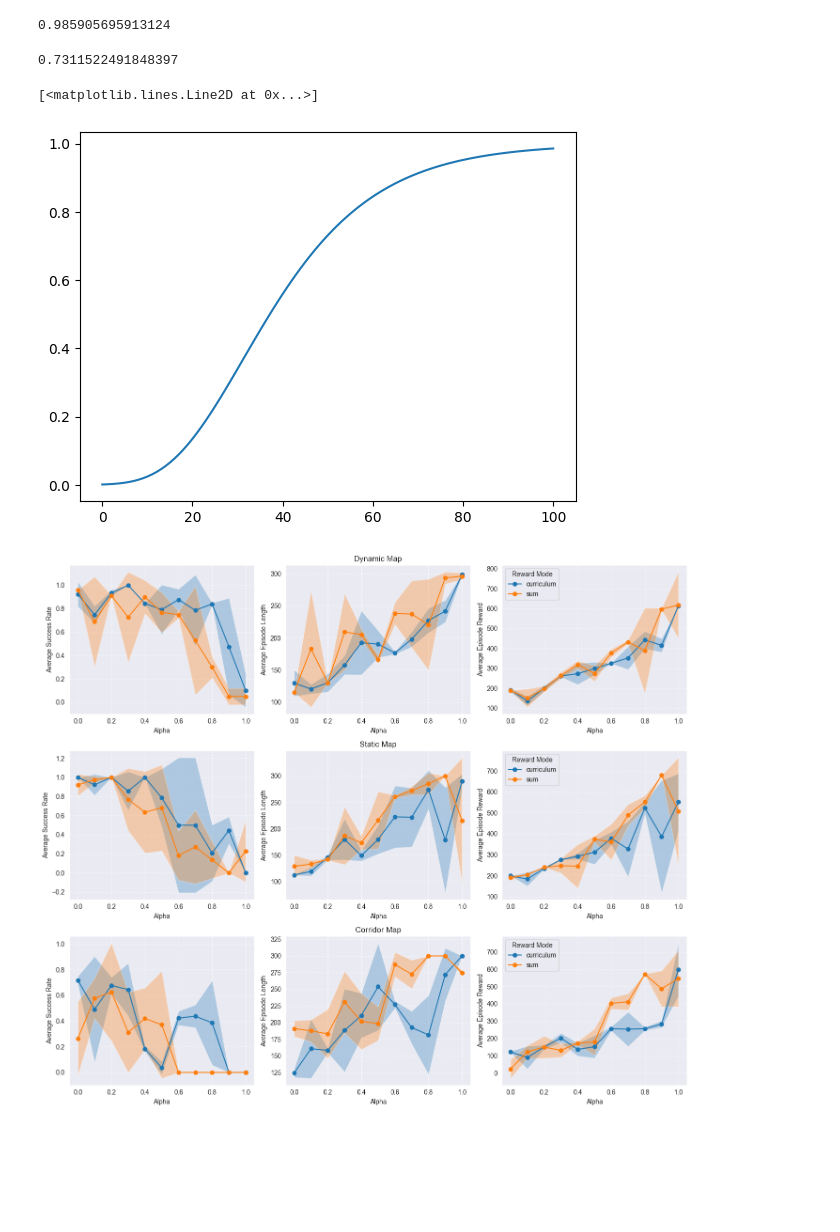
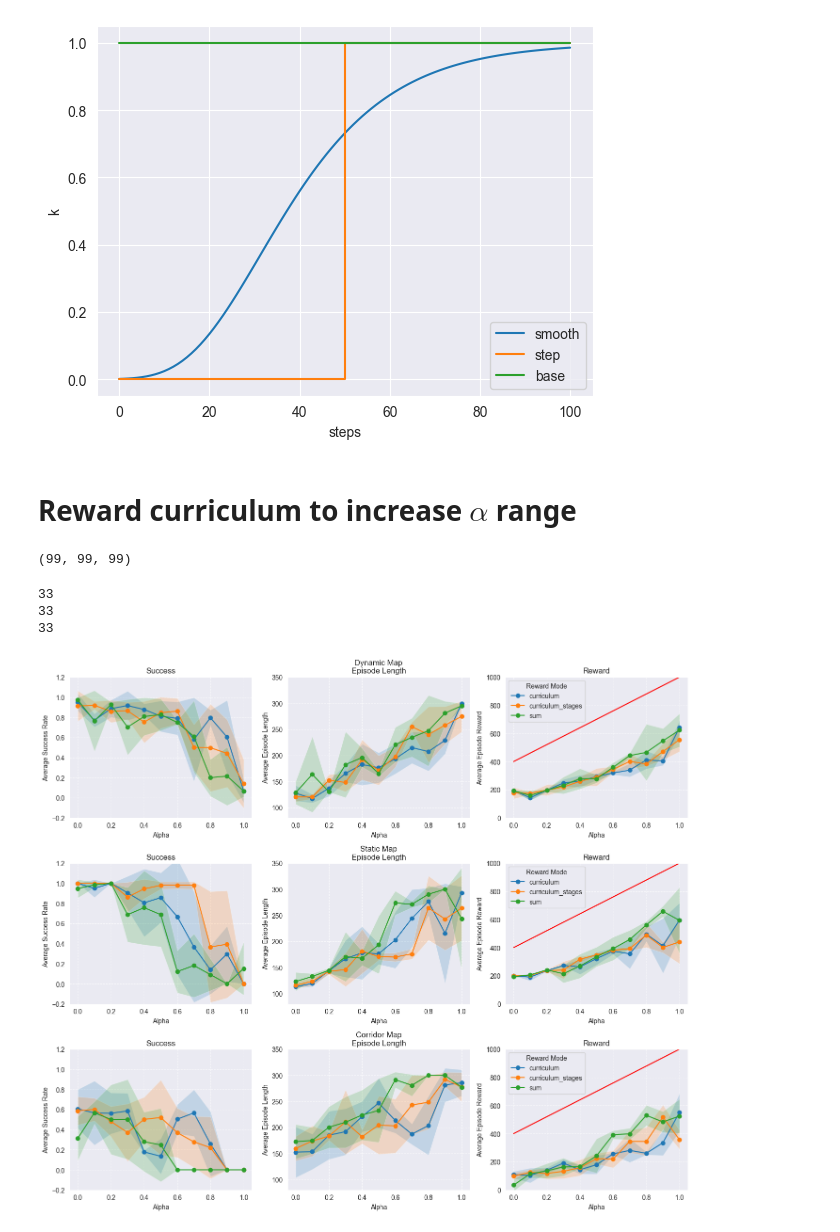
Before and after one commit to kristianceder/DRL-Traj-Planner, a Jupyter notebook: notebooks/curriculum_reward_weights_analysis.ipynb, the cells around one changed output. Drawn from its saved outputs; the diff is of its cells as text; code cells hidden in the pictures; blank space fills up the shorter version.

Commit message:
add curriculum analysis notebook

```diff
--- a/notebooks/curriculum_reward_weights_analysis.ipynb
+++ b/notebooks/curriculum_reward_weights_analysis.ipynb
@@ -52,23 +55,21 @@ for i in range(100):
-# %%
-ks[-1]
-# %% [output]
-0.985905695913124
-# %%
-ks[50]
-# %% [output]
-0.7311522491848397
 # %%
-plt.plot(ks)
+plt.plot(ks, label='smooth')
+plt.plot([0, 50, 50.00001, 100], [0.001, 0.001, 1., 1.], label='step')
+plt.plot([0, 100], [1., 1.], label='base')
+plt.xlabel('steps')
+plt.ylabel('k')
+plt.legend()
+plt.show()
 # %% [output]
-[<matplotlib.lines.Line2D at 0x...>]
-[figure, old version]
+[figure, new version]
+# %% [markdown]
+# Reward curriculum to increase $\alpha$ range
 # %%
 import wandb
 import pandas as pd
 import matplotlib.pyplot as plt
 import seaborn as sns
 
-# Initialize wandb
 api = wandb.Api()
 
 def extract_data(sweep):
@@ -79,6 +80,7 @@ def extract_data(sweep):
 
         reward_mode = params.get('reward_mode')
         alpha = params.get('alpha')
+        map = params.get('map')
         success_rate = metrics.get('eval/episode_success')
         ep_len = metrics.get('eval/episode_length')
         ep_reward = metrics.get('eval/episode_reward')
@@ -86,6 +88,7 @@ def extract_data(sweep):
         data.append({
             'reward_mode': reward_mode,
             'alpha': alpha,
+            'map': map,
             'success_rate': success_rate,
             'episode_length': ep_len,
             'episode_reward': ep_reward,
@@ -102,0 +121,16 @@ data_corridor = extract_data(corridor_sweep)
+# %%
+data_sweep_3 = extract_data(api.sweep("kilian/DRL-Traj-Planner/kj4vj5r6"))
+
+for d in data_sweep_3:
+    if d['map'] == 'generate_map_dynamic_convex_obstacle':
+        data_dynamic.append(d)
+    elif d['map'] == 'generate_map_static_nonconvex_obstacle':
+        data_static.append(d)
+    elif d['map'] == 'generate_map_corridor':
+        data_corridor.append(d)
+    else:
+        print(f'Don\'t know how to handle {d["map"]}')
+# %%
+len(data_dynamic), len(data_static), len(data_corridor)
+# %% [output]
+(99, 99, 99)
@@ -113,47 +149,61 @@ def process_and_plot(data, ax, title):
                           'episode_length_mean', 'episode_length_std',
                           'episode_reward_mean', 'episode_reward_std']
 
+    print(len(df_grouped))
+
     for mode in df_grouped['reward_mode'].unique():
         mode_data = df_grouped[df_grouped['reward_mode'] == mode]
         ax[0].plot(mode_data['alpha'], mode_data['success_rate_mean'], marker='o', label=mode)
         ax[0].fill_between(mode_data['alpha'],
                          mode_data['success_rate_mean'] - mode_data['success_rate_std'],
                          mode_data['success_rate_mean'] + mode_data['success_rate_std'],
-                         alpha=0.3)
+                         alpha=0.2)
 
         ax[1].plot(mode_data['alpha'], mode_data['episode_length_mean'], marker='o', label=mode)
         ax[1].fill_between(mode_data['alpha'],
                          mode_data['episode_length_mean'] - mode_data['episode_length_std'],
                          mode_data['episode_length_mean'] + mode_data['episode_length_std'],
-                         alpha=0.3)
+                         alpha=0.2)
 
         ax[2].plot(mode_data['alpha'], mode_data['episode_reward_mean'], marker='o', label=mode)
         ax[2].fill_between(mode_data['alpha'],
                          mode_data['episode_reward_mean'] - mode_data['episode_reward_std'],
                          mode_data['episode_reward_mean'] + mode_data['episode_reward_std'],
-                         alpha=0.3)
+                         alpha=0.2)
 
-    ax[1].set_title(title)
+    ax[1].set_title(title+"\nEpisode Length")
+    ax[0].set_title("Success")
+    ax[2].set_title("Reward")
     ax[0].set_xlabel('Alpha')
     ax[0].set_ylabel('Average Success Rate')
     ax[1].set_xlabel('Alpha')
     ax[1].set_ylabel('Average Episode Length')
     ax[2].set_xlabel('Alpha')
     ax[2].set_ylabel('Average Episode Reward')
     ax[2].legend(title='Reward Mode')
     ax[0].grid(True, linestyle='--', alpha=0.7)
     ax[1].grid(True, linestyle='--', alpha=0.7)
     ax[2].grid(True, linestyle='--', alpha=0.7)
+    ax[0].set_ylim([-0.2, 1.2])
+    ax[1].set_ylim([80, 350])
+    ax[2].set_ylim([0, 1000])
 
 fig, (ax1, ax2, ax3) = plt.subplots(3, 3, figsize=(14, 12))
 
 process_and_plot(data_dynamic, ax1, 'Dynamic Map')
 process_and_plot(data_static, ax2, 'Static Map')
 process_and_plot(data_corridor, ax3, 'Corridor Map')
+alpha = np.linspace(0, 1, 11)
+ax1[2].plot(alpha, (1 - alpha + alpha*3)*300 + 100, color='r')
+ax2[2].plot(alpha, (1 - alpha + alpha*3)*300 + 100, color='r')
+ax3[2].plot(alpha, (1 - alpha + alpha*3)*300 + 100, color='r')
 plt.tight_layout()
 plt.show()
 # %% [output]
+33
+33
+33
-[figure, old version]
+[figure, new version]
 # %% [markdown]
 According to the plots a curriculum reward can enable convergence for a longer range of $\alpha$. Further, it never seems detrimental to employ curriculum learning. Note that even for $\alpha=0$, there exists a curriculum which by time increases the collision penalty. Nevertheless, it seems that the constraint terms have a higher impact of an agent's performance.
 
```
Also changed, not shown: parts of 9 cells of this notebook.
